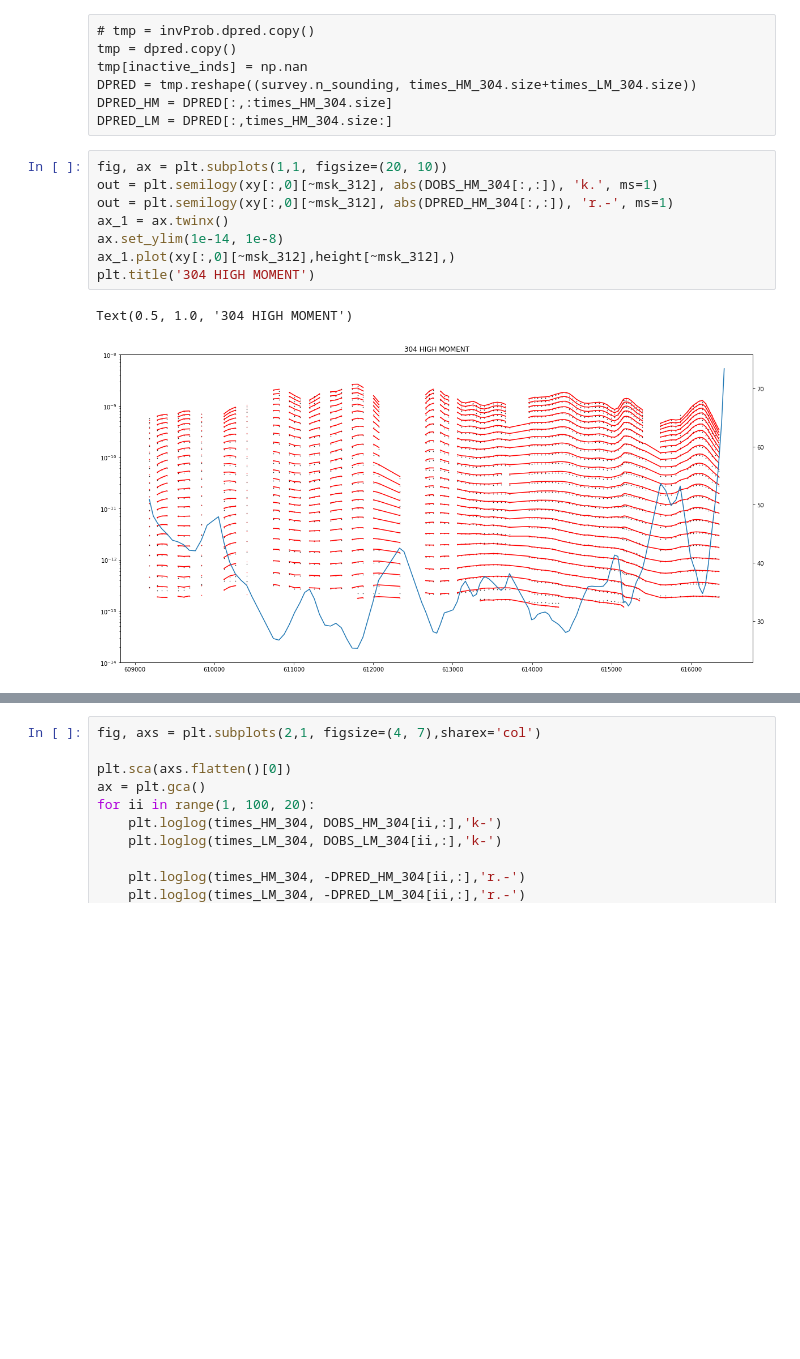
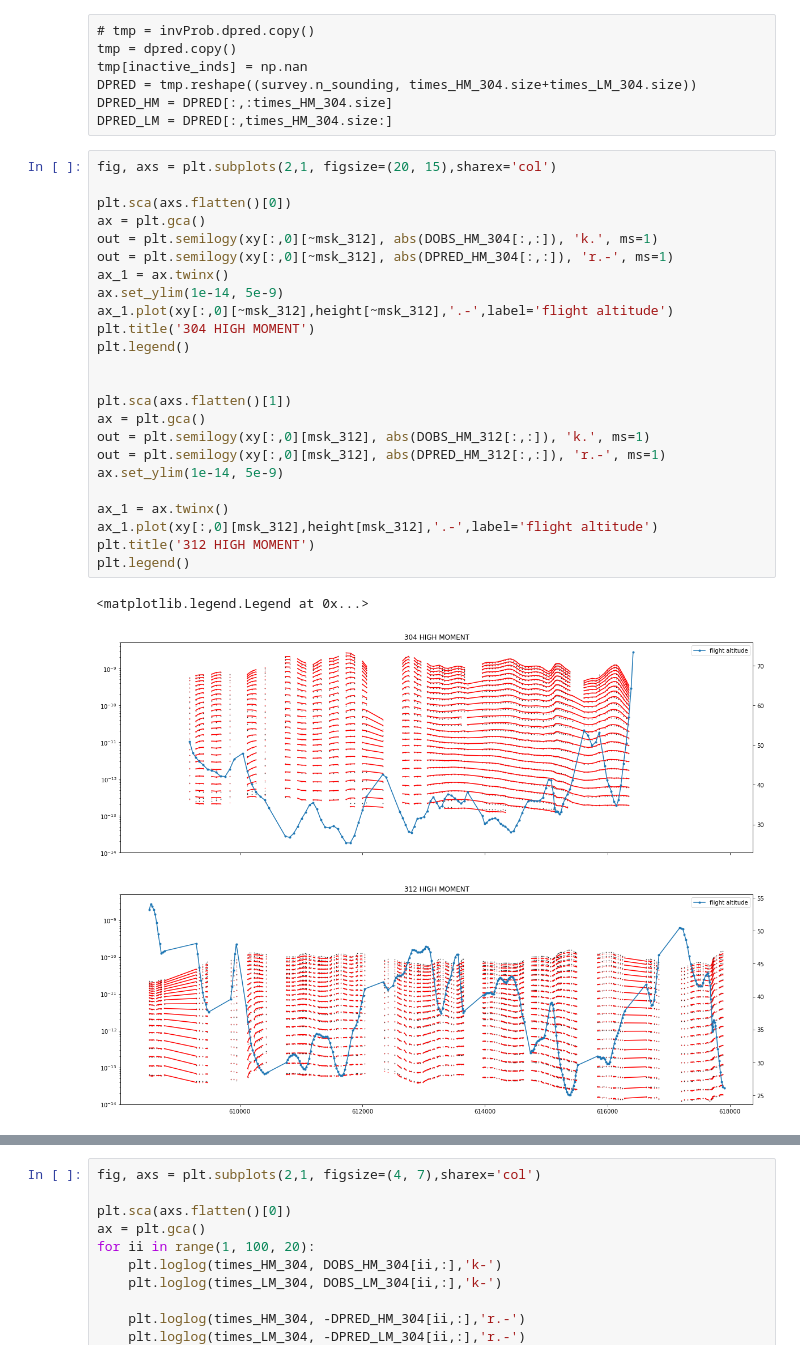
Before and after one commit to igotchalk/timelapseAEM, a Jupyter notebook: notebook/2D_2017-2019_together.ipynb, the cells around one changed output, grey strips where cells are left out. Saved outputs shown, nothing was run; the diff lists cells and outputs as text; blank space fills up the shorter version.

Commit message:
invert together, plot together

```diff
--- a/notebook/2D_2017-2019_together.ipynb
+++ b/notebook/2D_2017-2019_together.ipynb
@@ -695,16 +692,32 @@ DPRED = tmp.reshape((survey.n_sounding, times_HM_304.size+times_LM_304.size))
 DPRED_HM = DPRED[:,:times_HM_304.size]
 DPRED_LM = DPRED[:,times_HM_304.size:]
 # %%
-fig, ax = plt.subplots(1,1, figsize=(20, 10))
+fig, axs = plt.subplots(2,1, figsize=(20, 15),sharex='col')
+
+plt.sca(axs.flatten()[0])
+ax = plt.gca()
 out = plt.semilogy(xy[:,0][~msk_312], abs(DOBS_HM_304[:,:]), 'k.', ms=1)
 out = plt.semilogy(xy[:,0][~msk_312], abs(DPRED_HM_304[:,:]), 'r.-', ms=1)
 ax_1 = ax.twinx()
-ax.set_ylim(1e-14, 1e-8)
-ax_1.plot(xy[:,0][~msk_312],height[~msk_312],)
+ax.set_ylim(1e-14, 5e-9)
+ax_1.plot(xy[:,0][~msk_312],height[~msk_312],'.-',label='flight altitude')
 plt.title('304 HIGH MOMENT')
+plt.legend()
+
+
+plt.sca(axs.flatten()[1])
+ax = plt.gca()
+out = plt.semilogy(xy[:,0][msk_312], abs(DOBS_HM_312[:,:]), 'k.', ms=1)
+out = plt.semilogy(xy[:,0][msk_312], abs(DPRED_HM_312[:,:]), 'r.-', ms=1)
+ax.set_ylim(1e-14, 5e-9)
+
+ax_1 = ax.twinx()
+ax_1.plot(xy[:,0][msk_312],height[msk_312],'.-',label='flight altitude')
+plt.title('312 HIGH MOMENT')
+plt.legend()
 # %% [output]
-Text(0.5, 1.0, '304 HIGH MOMENT')
+<matplotlib.legend.Legend at 0x...>
-[figure, old version]
+[figure, new version]
 # %%
 fig, axs = plt.subplots(2,1, figsize=(20, 15),sharex='col')
 
```
Also changed, not shown: parts of 14 cells of this notebook, 3 other files.
